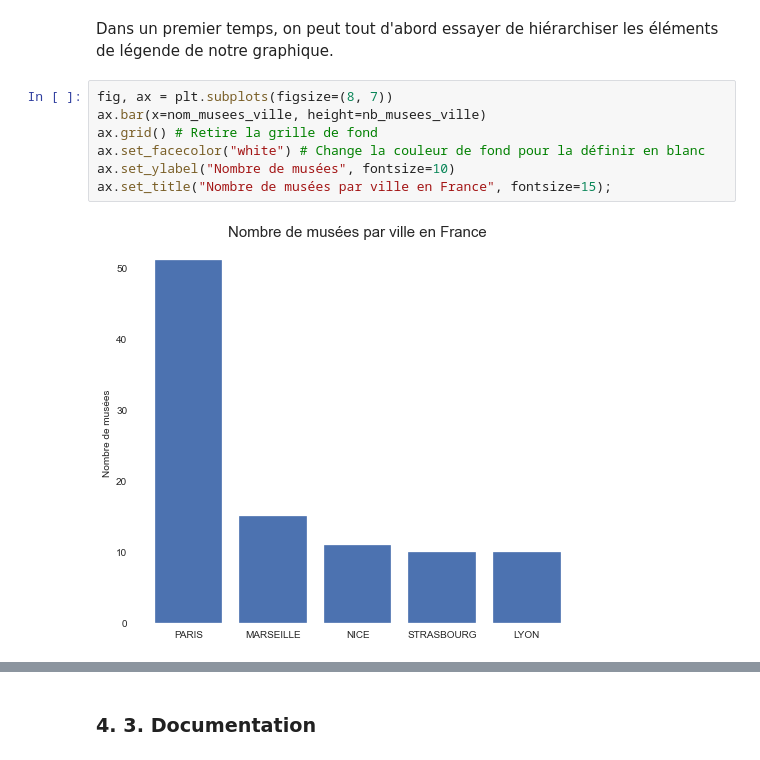
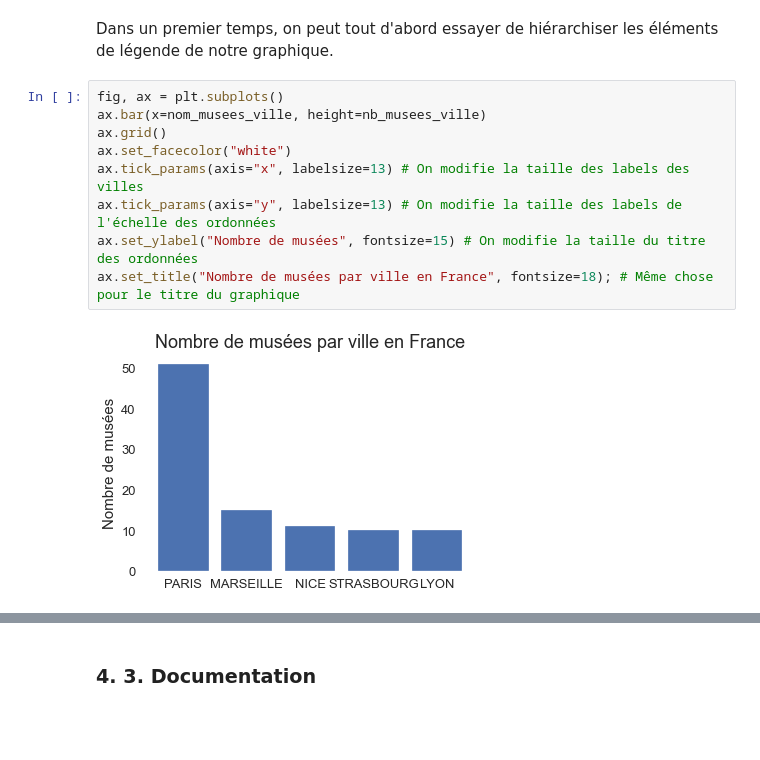
Before and after one commit to RomainMularczyk/cycle_dataviz_python, a Jupyter notebook: Presentation.ipynb, the cells around one changed output, grey strips where cells are left out. Drawn from its saved outputs; the diff is of its cells as text; blank space fills up the shorter version.

```diff
--- a/Presentation.ipynb
+++ b/Presentation.ipynb
@@ -257,11 +257,13 @@ Par ailleurs, le rendu visuel n'est pas forcément très propre : on peut voir c
 # %% [markdown]
 Dans un premier temps, on peut tout d'abord essayer de hiérarchiser les éléments de légende de notre graphique.
 # %%
-fig, ax = plt.subplots(figsize=(8, 7))
+fig, ax = plt.subplots()
 ax.bar(x=nom_musees_ville, height=nb_musees_ville)
-ax.grid() # Retire la grille de fond
-ax.set_facecolor("white") # Change la couleur de fond pour la définir en blanc
-ax.set_ylabel("Nombre de musées", fontsize=10)
-ax.set_title("Nombre de musées par ville en France", fontsize=15);
+ax.grid()
+ax.set_facecolor("white")
+ax.tick_params(axis="x", labelsize=13) # On modifie la taille des labels des villes
+ax.tick_params(axis="y", labelsize=13) # On modifie la taille des labels de l'échelle des ordonnées
+ax.set_ylabel("Nombre de musées", fontsize=15) # On modifie la taille du titre des ordonnées
+ax.set_title("Nombre de musées par ville en France", fontsize=18); # Même chose pour le titre du graphique
 # %% [output]
-[figure, old version]
+[figure, new version]
```
Also changed, not shown: parts of 20 cells of this notebook.
